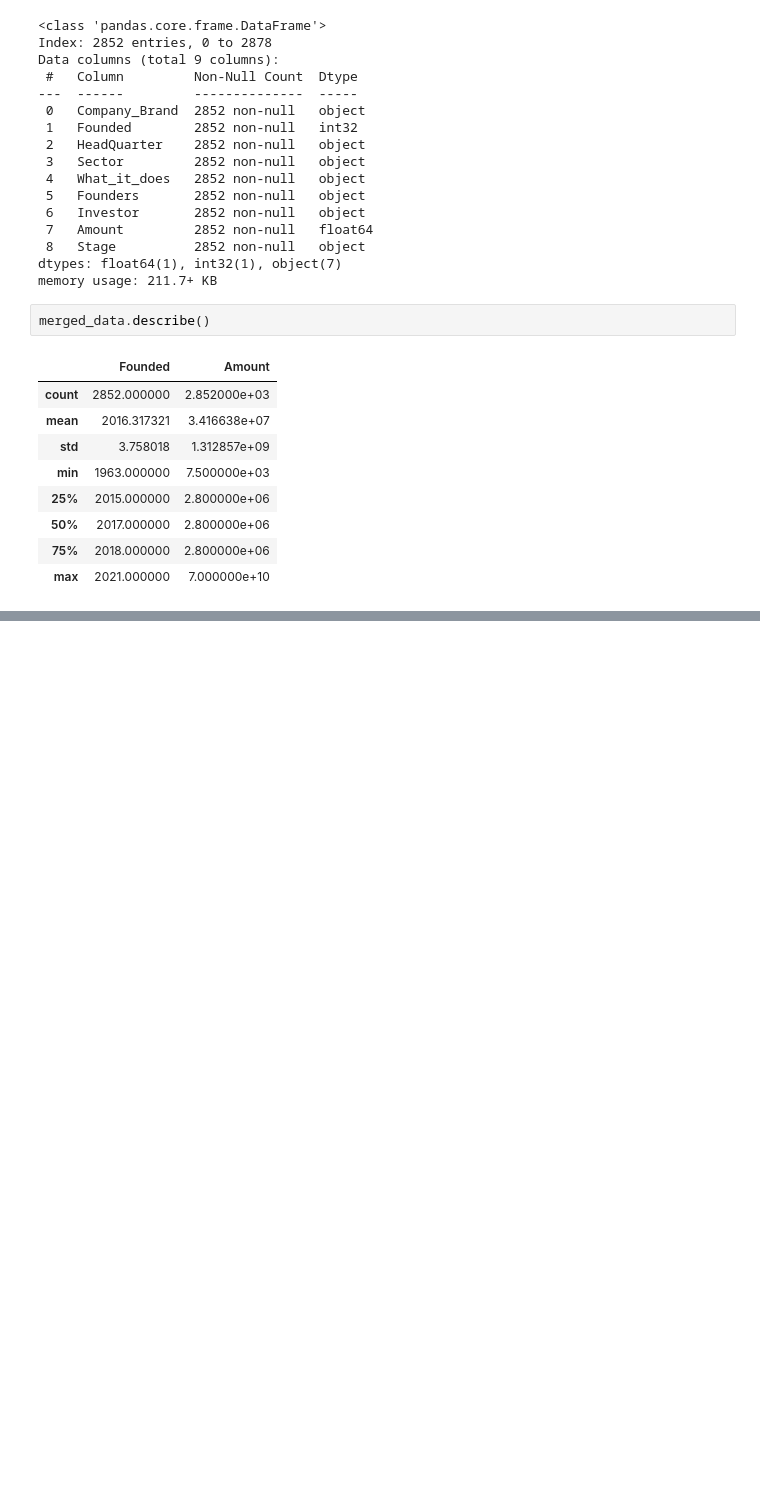
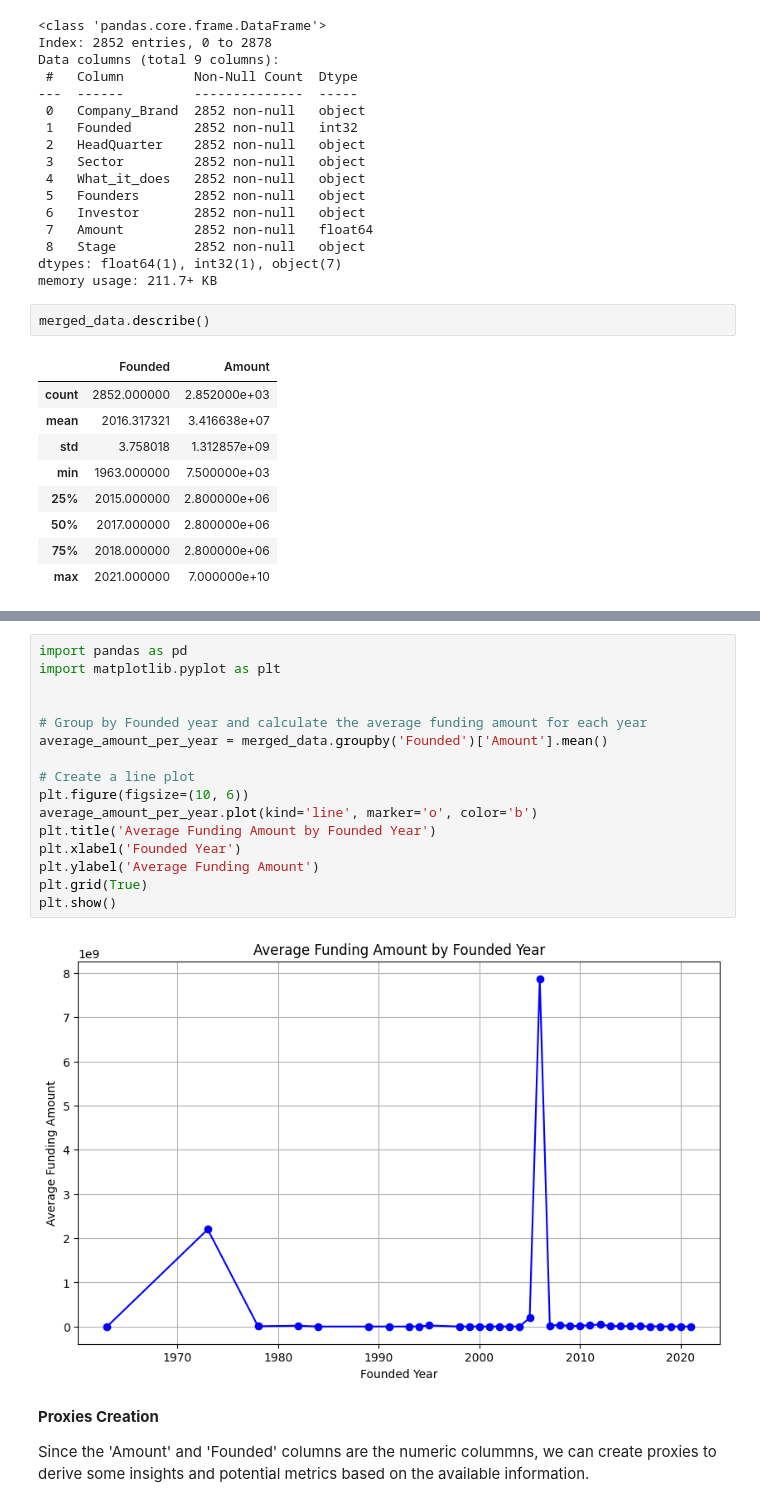
Before and after one commit to Ogoms/Analyzing-Indian-Startup-Funding-Trends-2018-2021-with-CRISP-DM, a Jupyter notebook: Notebook/Main.ipynb, the cells around one changed output, grey strips where cells are left out. Saved outputs shown, nothing was run; the diff lists cells and outputs as text; blank space fills up the shorter version.

```diff
--- a/Notebook/Main.ipynb
+++ b/Notebook/Main.ipynb
@@ -450,0 +465,22 @@ merged_data.head()
+# %%
+import pandas as pd
+import matplotlib.pyplot as plt
+
+
+# Group by Founded year and calculate the average funding amount for each year
+average_amount_per_year = merged_data.groupby('Founded')['Amount'].mean()
+
+# Create a line plot
+plt.figure(figsize=(10, 6))
+average_amount_per_year.plot(kind='line', marker='o', color='b')
+plt.title('Average Funding Amount by Founded Year')
+plt.xlabel('Founded Year')
+plt.ylabel('Average Funding Amount')
+plt.grid(True)
+plt.show()
+# %% [output]
+[figure, added]
+# %% [markdown]
+**Proxies Creation**
+
+Since the 'Amount' and 'Founded' columns are the numeric colummns, we can create proxies to derive some insights and potential metrics based on the available information.
```
Also changed, not shown: parts of 7 cells of this notebook, 1 other file.
